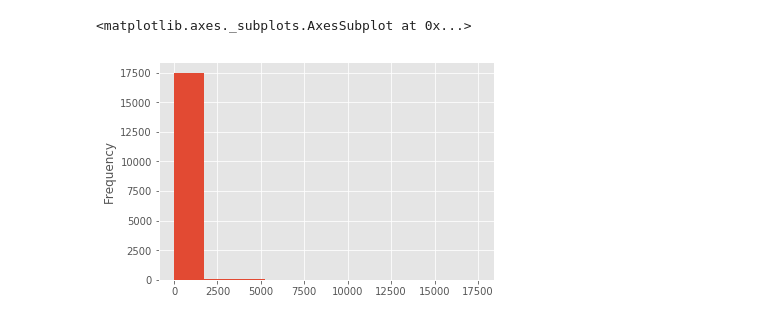
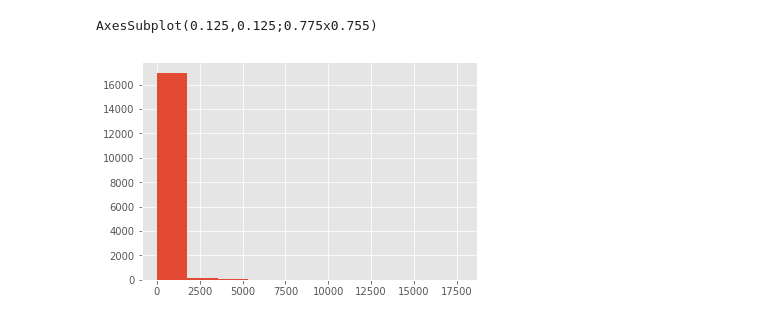
Before and after one commit to brightgems/pkdata, a Jupyter notebook: tap4fun/notebooks/visual_test_result.ipynb, the cells around one changed output. Saved outputs shown, nothing was run; the diff lists cells and outputs as text; code cells hidden in the pictures.

```diff
--- a/tap4fun/notebooks/visual_test_result.ipynb
+++ b/tap4fun/notebooks/visual_test_result.ipynb
@@ -28,7 +28,7 @@ pp = pprint.PrettyPrinter(indent=4)
 %matplotlib inline
 # %%
 df_pred = pd.read_csv('../workdir/submission.csv')
-df_pred[df_pred.prediction_pay_price>1]['prediction_pay_price'].plot.hist()
+df_pred[df_pred.prediction_pay_price>1]['prediction_pay_price'].hist()
 # %% [output]
-<matplotlib.axes._subplots.AxesSubplot at 0x...>
+AxesSubplot(0.125,0.125;0.775x0.755)
-[figure, old version]
+[figure, new version]
```
Also changed, not shown: parts of 4 cells of this notebook, 44 other files.
